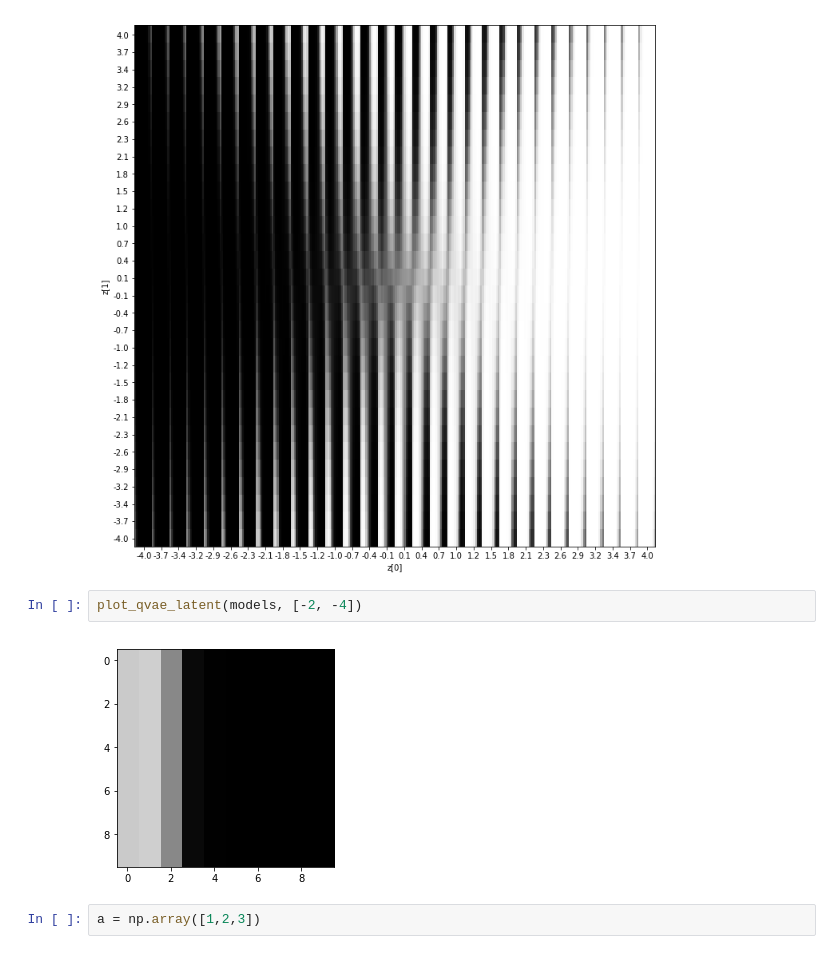
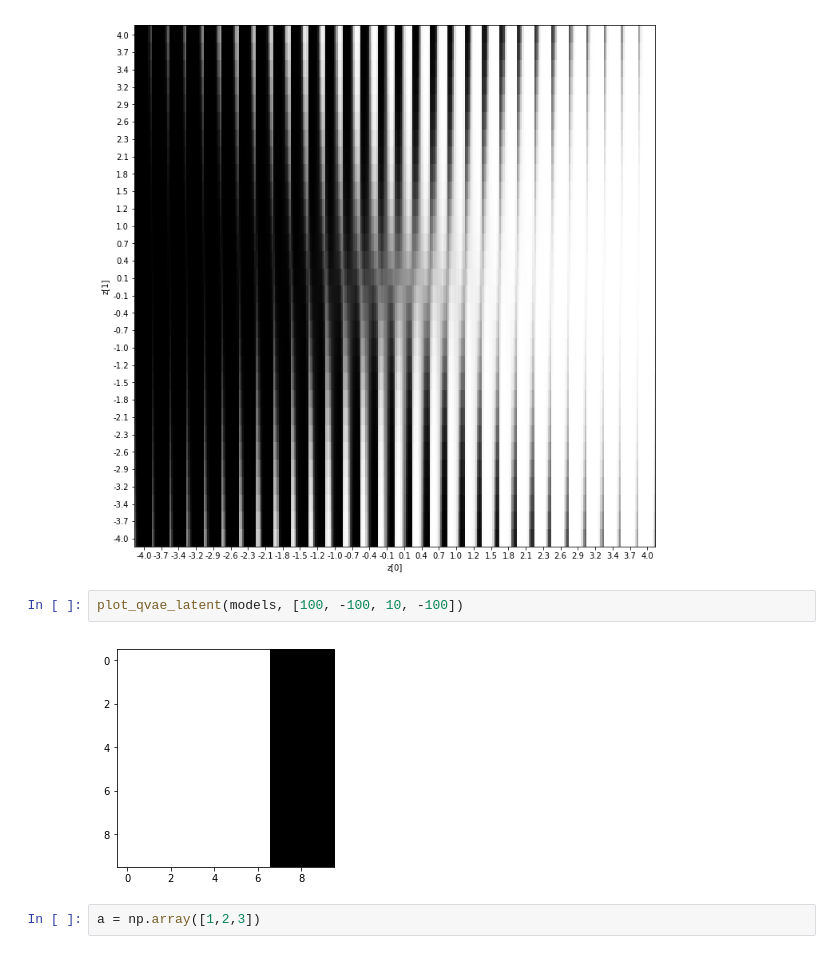
Before and after one commit to ktucker27/quantumML, a Jupyter notebook: python/quantum_vae.ipynb, the cells around one changed output. Saved outputs shown, nothing was run; the diff lists cells and outputs as text.

```diff
--- a/python/quantum_vae.ipynb
+++ b/python/quantum_vae.ipynb
@@ -298,10 +303,10 @@ TypeError: plot_qvae_results() got an unexpected keyword argument 'batch_size'
 plot_qvae_results(models, [-4,-4], [4,4], 0, 12, 0.3)
 # %% [output]
 [figure]
-# %%
-plot_qvae_latent(models, [-2, -4])
-# %% [output]
-[figure, removed]
+# %%
+plot_qvae_latent(models, [100, -100, 10, -100])
+# %% [output]
+[figure, added]
 # %%
 a = np.array([1,2,3])
 # %%
```
Also changed, not shown: parts of 10 cells of this notebook, 2 other files.
